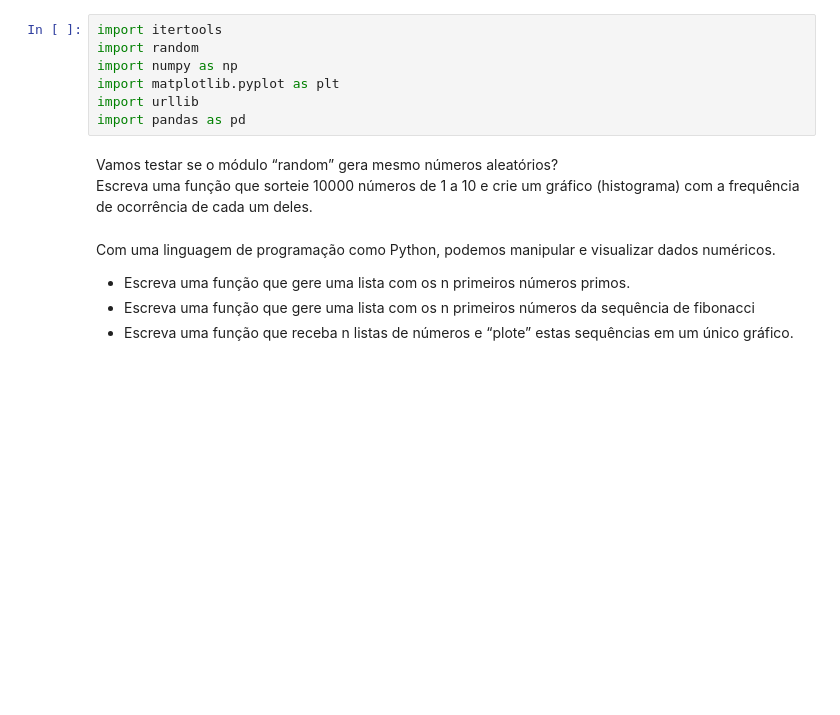
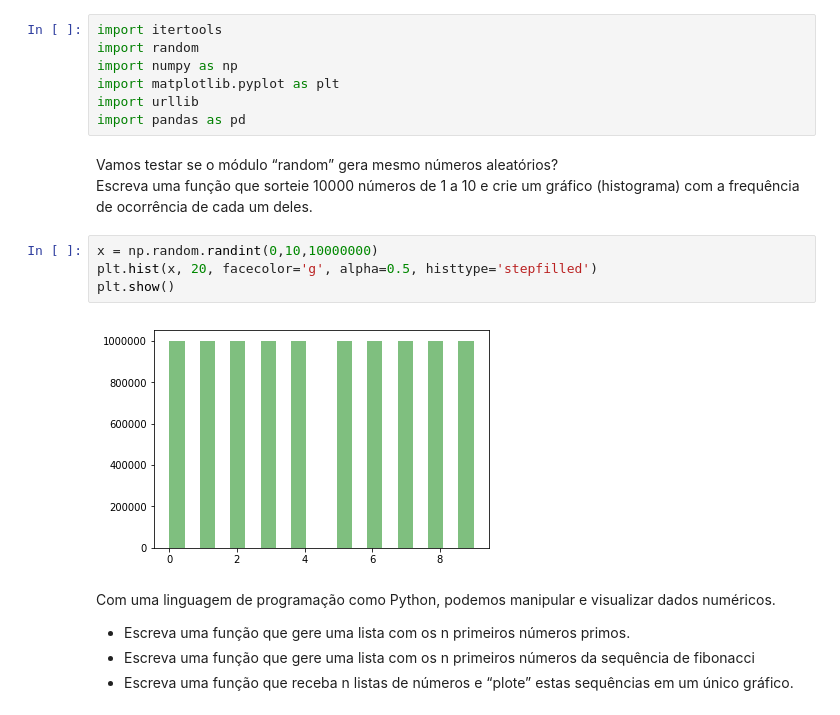
Before and after one commit to FGV-EMAp/FGV_Programming_Languages, a Jupyter notebook: Python/Exercicios/Exercicios_Revisao.ipynb, the cells around one changed output. Cells and saved outputs as stored; diff of their text form; blank space fills up the shorter version.

```diff
--- a/Python/Exercicios/Exercicios_Revisao.ipynb
+++ b/Python/Exercicios/Exercicios_Revisao.ipynb
@@ -13,6 +13,12 @@ import pandas as pd
 # %% [markdown]
 Vamos testar se o módulo “random” gera mesmo números aleatórios?
 Escreva uma função que sorteie 10000 números de 1 a 10 e crie um gráfico (histograma) com a frequência de ocorrência de cada um deles.
+# %%
+x = np.random.randint(0,10,10000000)
+plt.hist(x, 20, facecolor='g', alpha=0.5, histtype='stepfilled')
+plt.show()
+# %% [output]
+[figure, added]
 # %% [markdown]
 Com uma linguagem de programação como Python, podemos manipular e visualizar dados numéricos.
 - Escreva uma função que gere uma lista com os n primeiros números primos.
```
Also changed, not shown: 1 other file.
